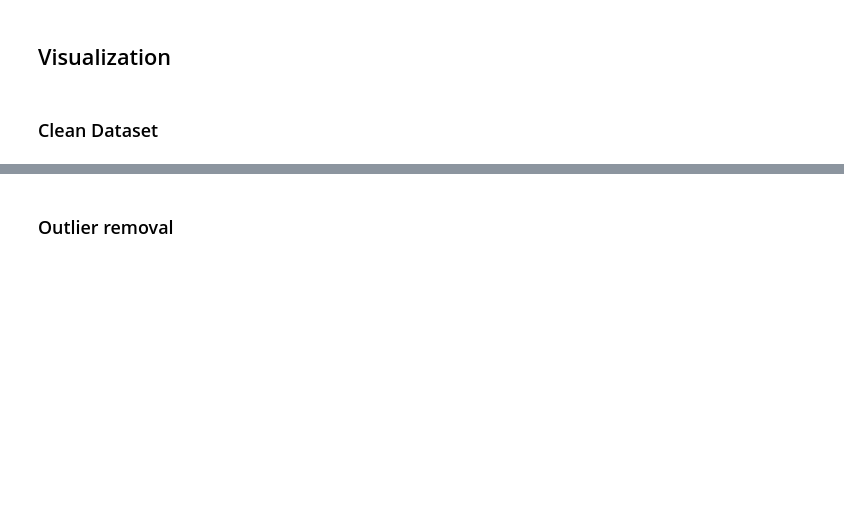
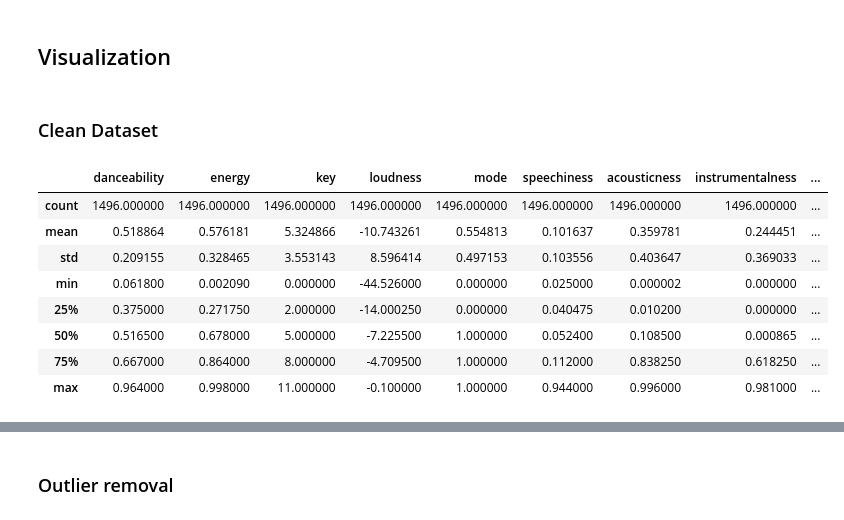
Before and after one commit to ReneH98/ml-spotify, a Jupyter notebook: src/ml_workflow/spotify_genre.ipynb, the cells around one changed output, grey strips where cells are left out. Cells and saved outputs as stored; diff of their text form; code cells hidden in the pictures; blank space fills up the shorter version.

```diff
--- a/src/ml_workflow/spotify_genre.ipynb
+++ b/src/ml_workflow/spotify_genre.ipynb
@@ -64,6 +65,18 @@ data = data[data.key != -1]
 # remove samples where time_signature is out of bounds [3:7]
 print(f"Removed samples: {len(data[(data.time_signature < 3) | (data.time_signature > 7)])}")
 data = data[(data.time_signature >= 3) & (data.time_signature <= 7)]
+# %%
+data.describe()
+# %% [output]
+|  | danceability | energy | key | loudness | mode | speechiness | acousticness | instrumentalness | ... |
+| count | 1496.000000 | 1496.000000 | 1496.000000 | 1496.000000 | 1496.000000 | 1496.000000 | 1496.000000 | 1496.000000 | ... |
+| mean | 0.518864 | 0.576181 | 5.324866 | -10.743261 | 0.554813 | 0.101637 | 0.359781 | 0.244451 | ... |
+| std | 0.209155 | 0.328465 | 3.553143 | 8.596414 | 0.497153 | 0.103556 | 0.403647 | 0.369033 | ... |
+| min | 0.061800 | 0.002090 | 0.000000 | -44.526000 | 0.000000 | 0.025000 | 0.000002 | 0.000000 | ... |
+| 25% | 0.375000 | 0.271750 | 2.000000 | -14.000250 | 0.000000 | 0.040475 | 0.010200 | 0.000000 | ... |
+| 50% | 0.516500 | 0.678000 | 5.000000 | -7.225500 | 1.000000 | 0.052400 | 0.108500 | 0.000865 | ... |
+| 75% | 0.667000 | 0.864000 | 8.000000 | -4.709500 | 1.000000 | 0.112000 | 0.838250 | 0.618250 | ... |
+| max | 0.964000 | 0.998000 | 11.000000 | -0.100000 | 1.000000 | 0.944000 | 0.996000 | 0.981000 | ... |
 # %%
 scaler = StandardScaler()
 data[numeric_features] = scaler.fit_transform(data[numeric_features])
```
Also changed, not shown: parts of 2 cells of this notebook.
